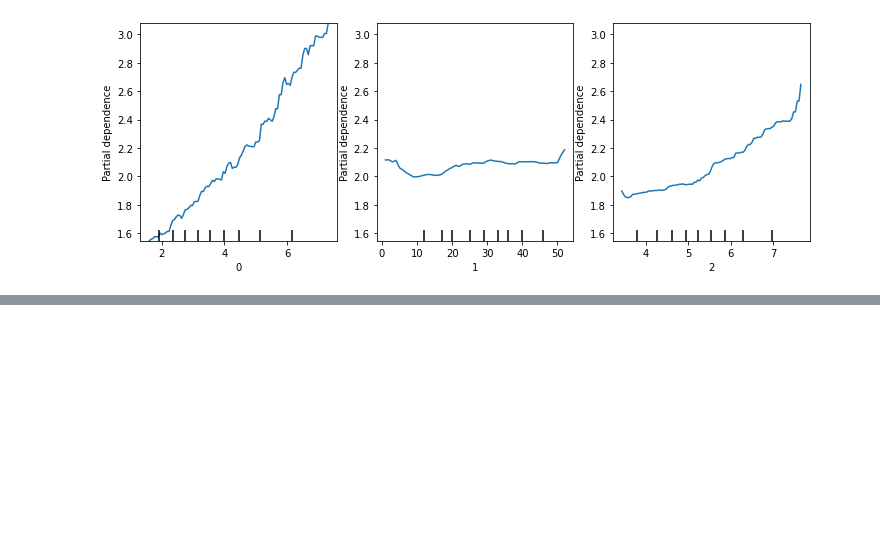
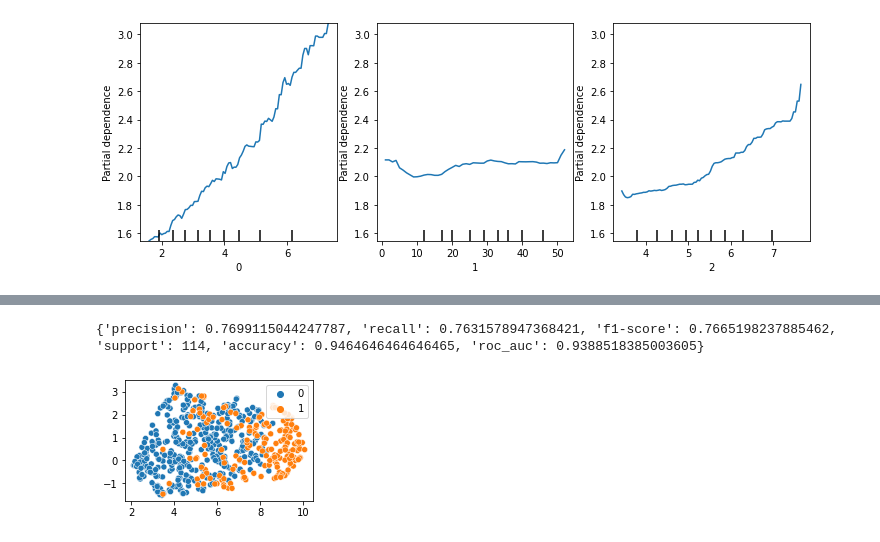
Before and after one commit to gavrevnik/analytics_tools, a Jupyter notebook: ML.ipynb, the cells around one changed output, grey strips where cells are left out. Cells and saved outputs as stored; diff of their text form; code cells hidden in the pictures; blank space fills up the shorter version.

```diff
--- a/ML.ipynb
+++ b/ML.ipynb
@@ -1734,0 +1818,7 @@ ml.draw_pdp(model, df_train, ['MedInc', 'HouseAge', 'AveRooms'])
+# %%
+from imblearn.under_sampling import RandomUnderSampler
+# рандомно убираем инфу из мажоритарного класса до ratio = sampling_strategy
+check_model_score(X, y, RandomUnderSampler)
+# %% [output]
+{'precision': 0.7699115044247787, 'recall': 0.7631578947368421, 'f1-score': 0.7665198237885462, 'support': 114, 'accuracy': 0.9464646464646465, 'roc_auc': 0.9388518385003605}
+[figure, added]
```
Also changed, not shown: parts of 10 cells of this notebook, 2 other files.
